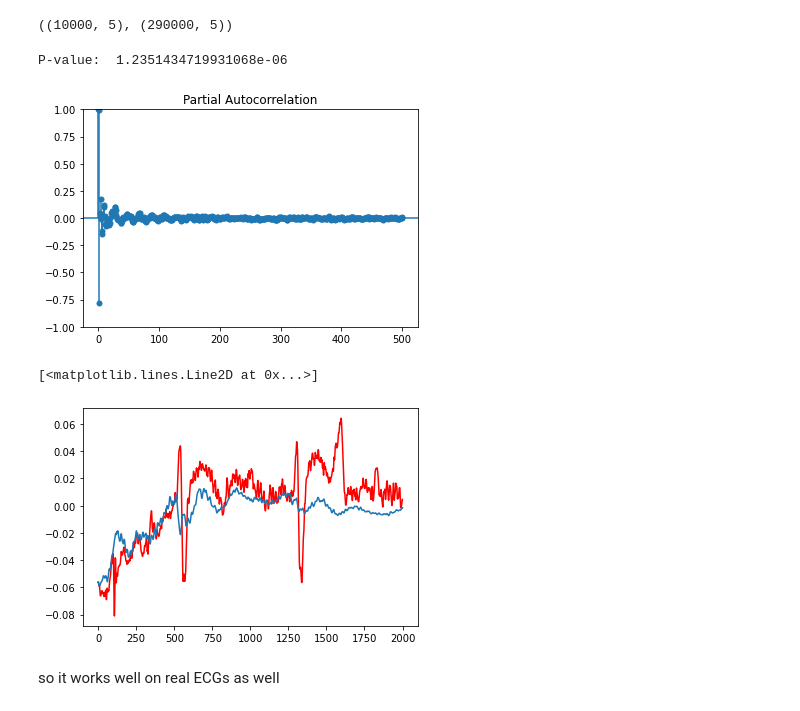
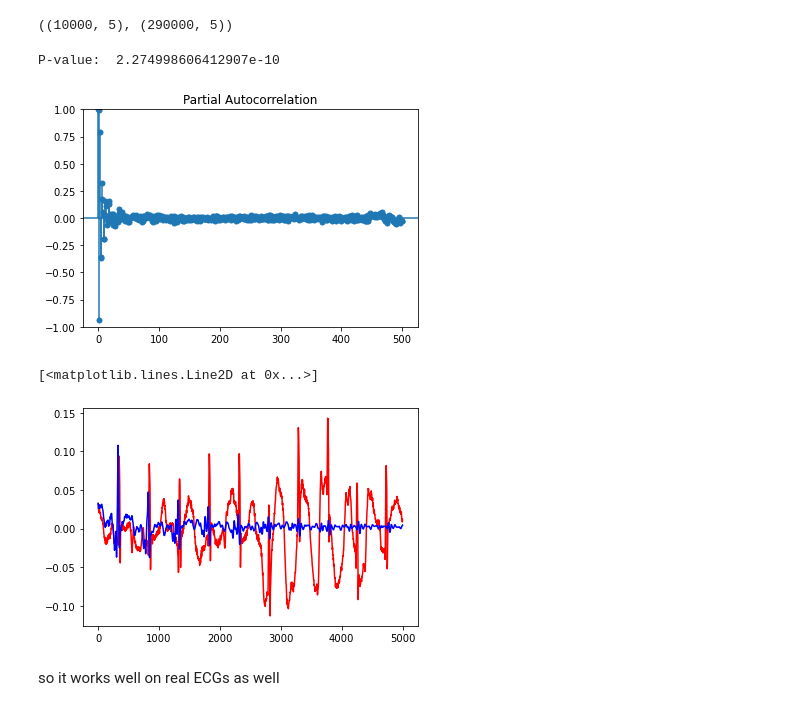
Before and after one commit to Sohyun1798/MultiVariable_Nexting, a Jupyter notebook: autoregressive_simple.ipynb, the cells around one changed output. Cells and saved outputs as stored; diff of their text form; code cells hidden in the pictures.

Commit message:
windowing ECGs and showing the autoregressive model's results

```diff
--- a/autoregressive_simple.ipynb
+++ b/autoregressive_simple.ipynb
@@ -83,28 +83,28 @@ train.shape,test.shape
 # %% [output]
 ((10000, 5), (290000, 5))
 # %%
-df_stationarityTest = adfuller(train["lead-1"], autolag='AIC')
+df_stationarityTest = adfuller(train["lead-0"], autolag='AIC')
 print("P-value: ", df_stationarityTest[1])
-pacf = plot_pacf(train["lead-1"], lags=500)
+pacf = plot_pacf(train["lead-0"], lags=500)
 # %% [output]
-P-value:  1.2351434719931068e-06
+P-value:  2.274998606412907e-10
-[figure, old version]
+[figure, new version]
 # %%
 
-train_data = train["lead-1"]
-test_data = test["lead-1"]
+train_data = train["lead-0"]
+test_data = test["lead-0"]
 ar_model = AutoReg(train_data.values, lags=1000).fit()
 # print(ar_model.summary())
 # %%
 pred_start, pred_length = 10000,5000
 
-pred = ar_model.predict(start=10000, end=12000, dynamic=False)
+pred = ar_model.predict(start=10000, end=15000, dynamic=False)
 
 
-plt.plot(test_data[:2000], color='red')
-plt.plot(pred)
+plt.plot(test_data[:5000], color='red')
+plt.plot(pred,color='blue')
 # %% [output]
 [<matplotlib.lines.Line2D at 0x...>]
-[figure, old version]
+[figure, new version]
 # %% [markdown]
 so it works well on real ECGs as well
```
Also changed, not shown: parts of 1 cell of this notebook, 2 other files.
